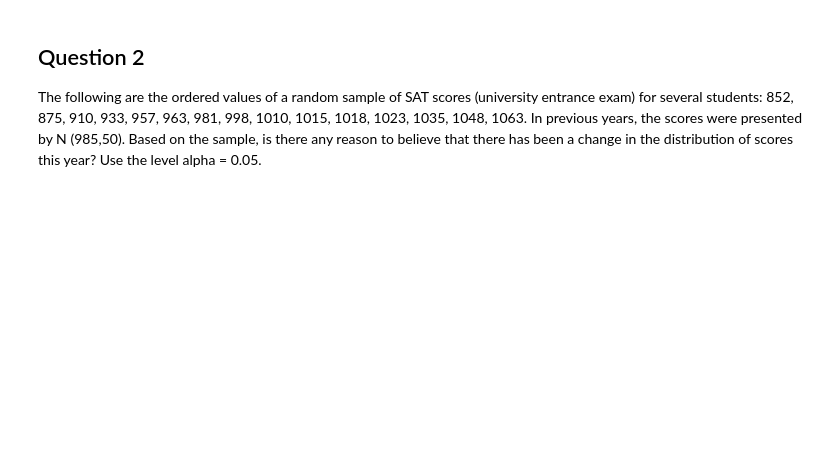
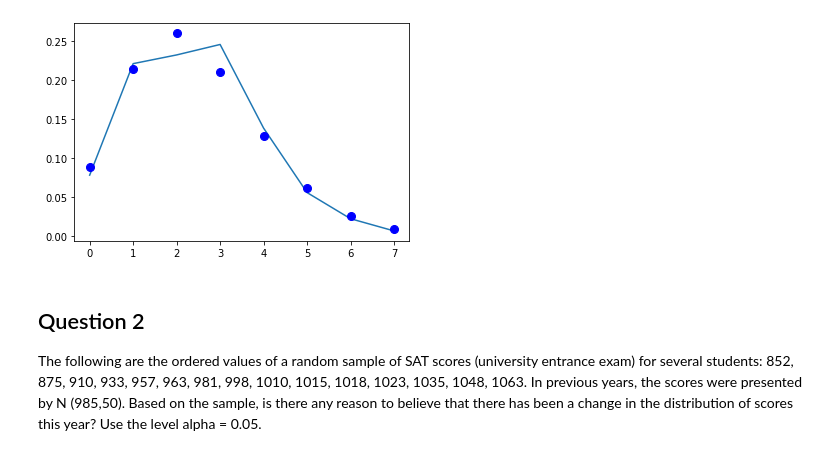
Before and after one commit to ta-data-lis/lab-goodfit-indeptests, a Jupyter notebook: your_code/main.ipynb, the cells around one changed output. Drawn from its saved outputs; the diff is of its cells as text; code cells hidden in the pictures; blank space fills up the shorter version.

```diff
--- a/your_code/main.ipynb
+++ b/your_code/main.ipynb
@@ -10,3 +45,9 @@ Based on these results, we create a Poisson distribution with the sample mean pa
+# %%
+plt.plot(df.index, df.freq)
+plt.plot(df.index, expected.pmf(df.index), 'bo', ms=8, label='poisson pmf')
+plt.show()
+# %% [output]
+[figure, added]
 # %% [markdown]
 ## Question 2
 The following are the ordered values of a random sample of SAT scores (university entrance exam) for several students: 852, 875, 910, 933, 957, 963, 981, 998, 1010, 1015, 1018, 1023, 1035, 1048, 1063. In previous years, the scores were presented by N (985,50). Based on the sample, is there any reason to believe that there has been a change in the distribution of scores this year? Use the level alpha = 0.05.
```
Also changed, not shown: parts of 21 cells of this notebook.
